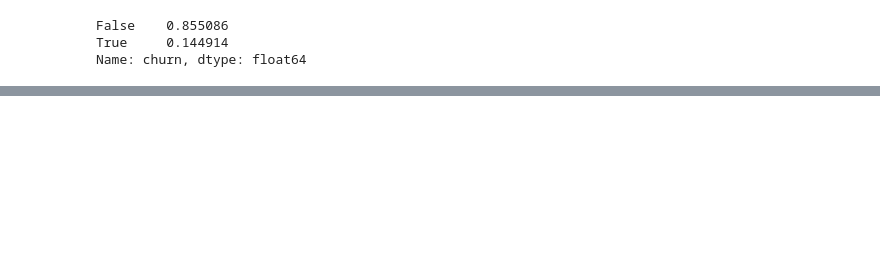
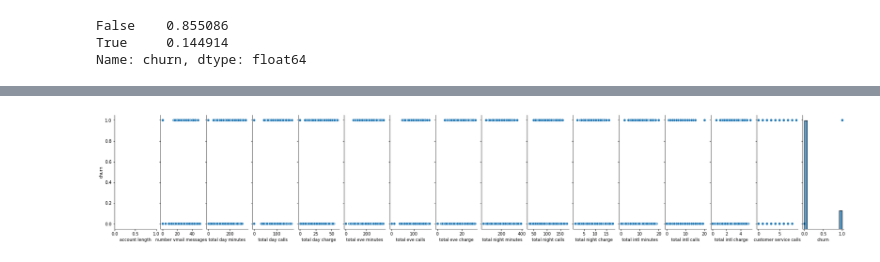
Before and after one commit to zander1268/churn-buster, a Jupyter notebook: EDA_notebook.ipynb, the cells around one changed output, grey strips where cells are left out. Cells and saved outputs as stored; diff of their text form; code cells hidden in the pictures; blank space fills up the shorter version.

```diff
--- a/EDA_notebook.ipynb
+++ b/EDA_notebook.ipynb
@@ -143,3 +154,3 @@ df_categorical
 # %%
 df_numeric = df.select_dtypes(include=["int64","float64"]).drop(columns=["customer id","area code"])
-df_numeric
+df_numeric['churn'] = df[['churn']]
@@ -228,0 +297,7 @@ df[df["voice mail plan"] == "no"].describe()
+# %%
+pair_plot = sns.pairplot(data=df_numeric,
+                  y_vars=['churn'],
+                  x_vars=df_numeric.columns)
+pair_plot.fig.set_size_inches(25,5);
+# %% [output]
+[figure, added]
```
Also changed, not shown: parts of 38 cells of this notebook, 1 other file.
